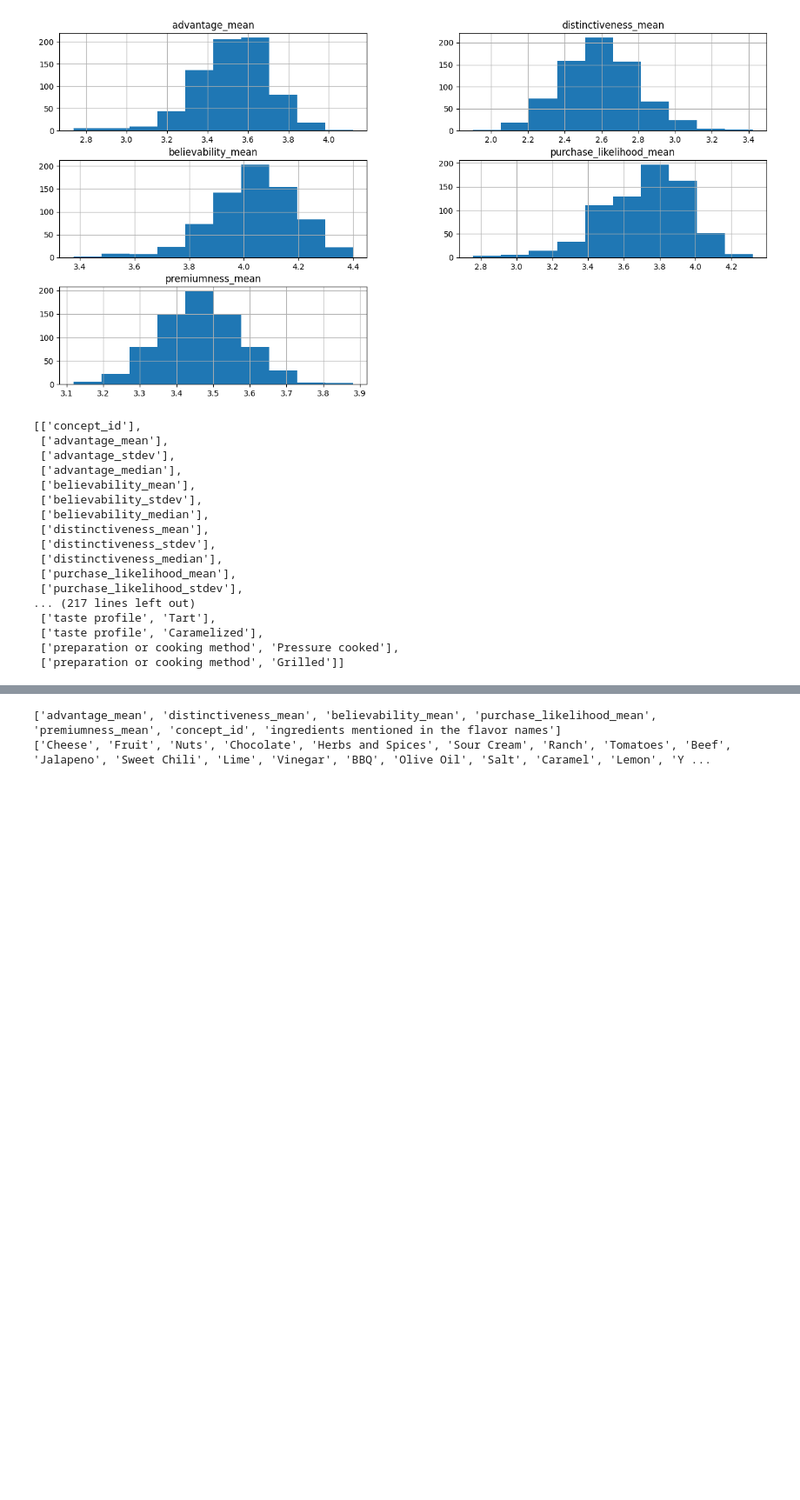
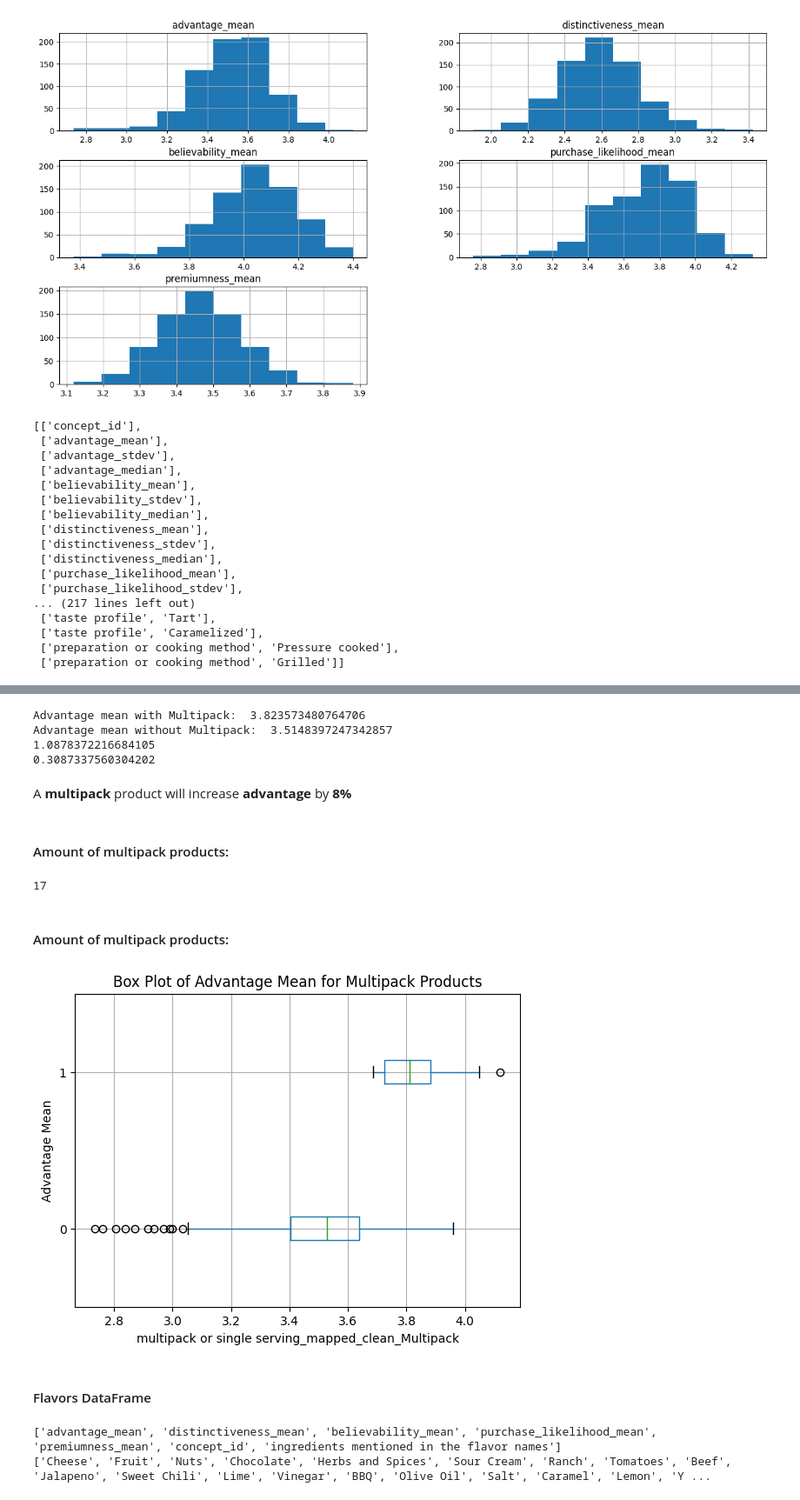
Before and after one commit to kjucaitis/concepttagging, a Jupyter notebook: i_data_exploration.ipynb, the cells around one changed output, grey strips where cells are left out. Shown at 87% size. Saved outputs shown, nothing was run; the diff lists cells and outputs as text; code cells hidden in the pictures; blank space fills up the shorter version.

```diff
--- a/i_data_exploration.ipynb
+++ b/i_data_exploration.ipynb
@@ -113,0 +114,26 @@ split_cols
+# %%
+# Define the keywords you want to search for
+keywords = metrics + ['concept_id']
+print(keywords)
+# Filter columns that contain any of the keywords
+#tag_filter = [col for col in slice.columns if any(keyword in col for keyword in keywords)]
+
+# Create a new dataframe with only the filtered columns
+#tags_slice = slice[tag_filter]
+
+tags_slice = slice.copy()
+# Create an empty list to store flavors
+tags = []
+
+# For every column which includes a flavor replace name with that flavor and save to flavors list
+for str in tags_slice.columns:
+    if '_mapped_clean_' in str:
+        #tag = str.replace('_mapped_clean_', '')
+        tags.append(str)
+
+print(tags)
+
+# Rename columns dynamically
+#tags_slice.columns = tags_slice.columns.str.replace('names_mapped_clean_', '')
+
+tags_slice
@@ -114,3 +220,40 @@ split_cols
+# %%
+advantage_multipack = tags_slice[tags_slice['multipack or single serving_mapped_clean_Multipack'] == 1]['advantage_mean'].mean()
+advantage_no_multipack = tags_slice[tags_slice['multipack or single serving_mapped_clean_Multipack'] == 0]['advantage_mean'].mean()
+
+print("Advantage mean with Multipack: ", advantage_multipack)
+print("Advantage mean without Multipack: ", advantage_no_multipack)
+
+print(advantage_multipack/advantage_no_multipack)
+print(advantage_multipack - advantage_no_multipack)
+# %% [output]
+Advantage mean with Multipack:  3.823573480764706
+Advantage mean without Multipack:  3.5148397247342857
+1.0878372216684105
+0.3087337560304202
+# %% [markdown]
+A **multipack** product will increase **advantage** by **8%**
+# %% [markdown]
+#### Amount of multipack products:
+# %%
+tags_slice['multipack or single serving_mapped_clean_Multipack'].sum()
+# %% [output]
+17
+# %% [markdown]
+#### Amount of multipack products:
+# %%
+import matplotlib.pyplot as plt
+
+tags_slice.boxplot(column='advantage_mean', by='multipack or single serving_mapped_clean_Multipack', vert=False)
+plt.title('Box Plot of Advantage Mean for Multipack Products')
+plt.xlabel('multipack or single serving_mapped_clean_Multipack')
+plt.ylabel('Advantage Mean')
+plt.suptitle('')  # Remove the default title created by Pandas
+plt.show()
+# %% [output]
+[figure, added]
+# %% [markdown]
+#### Flavors DataFrame
 # %%
 # Define the keywords you want to search for
 keywords = metrics + ['concept_id', 'ingredients mentioned in the flavor names']
```
Also changed, not shown: parts of 15 cells of this notebook.
